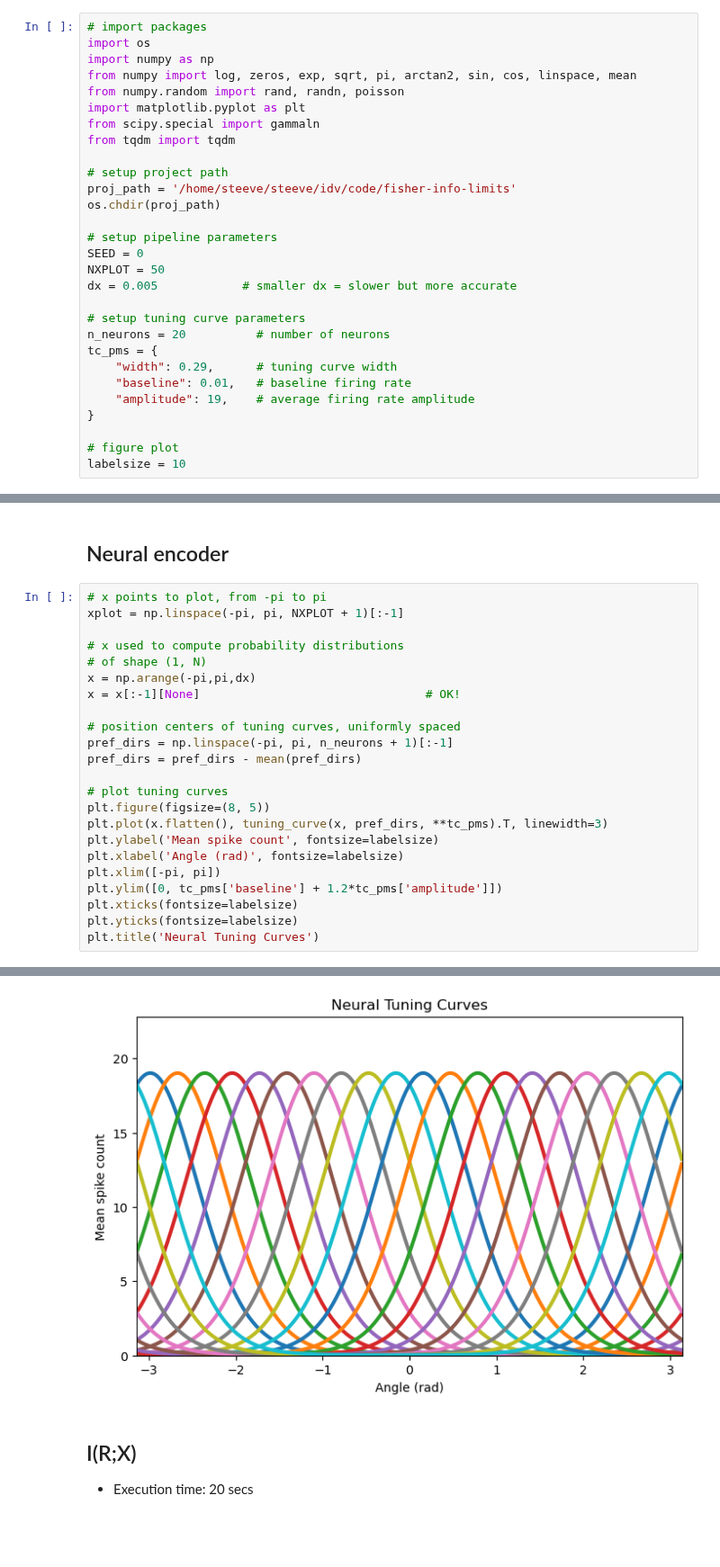
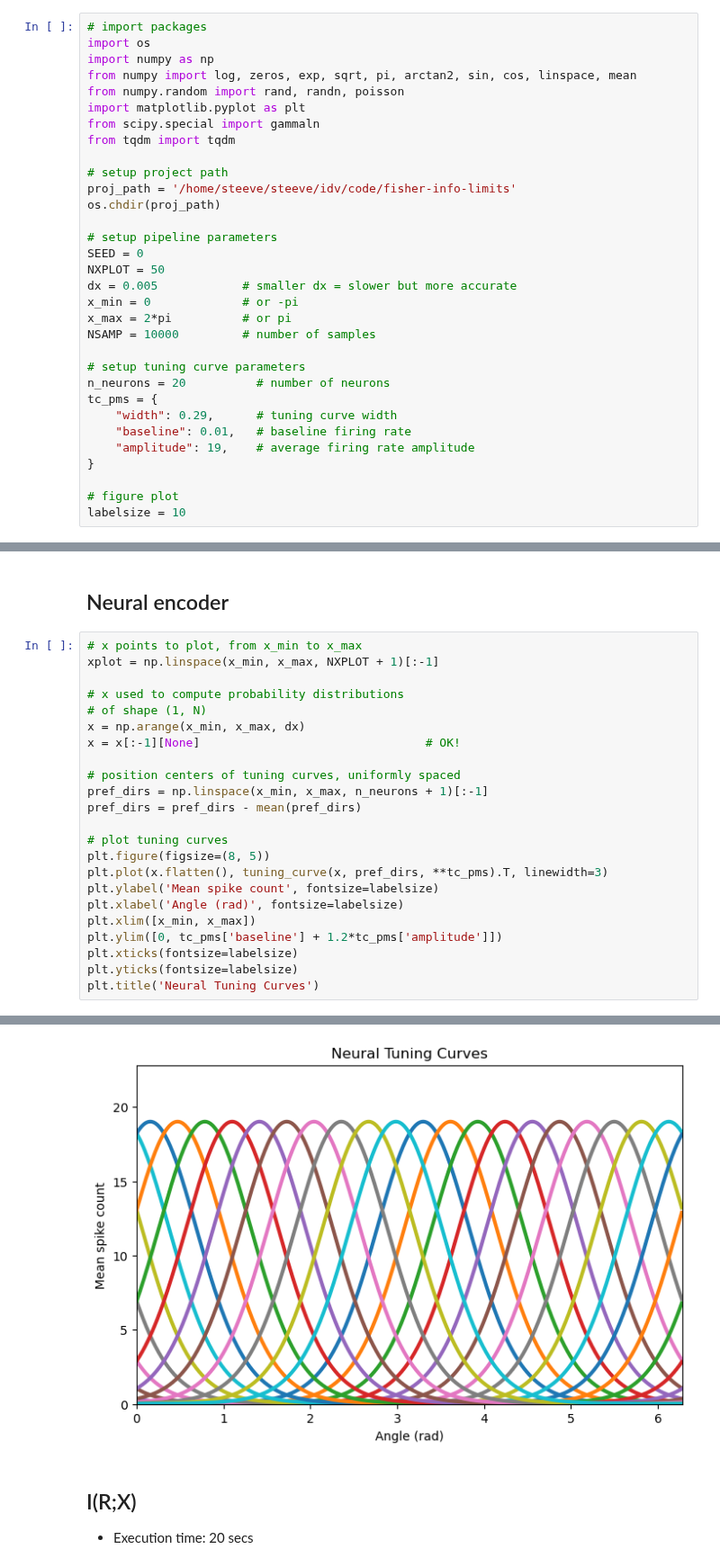
Before and after one commit to steevelaquitaine/fisher-info-limits, a Jupyter notebook: notebooks/fig1.ipynb, the cells around one changed output, grey strips where cells are left out. Shown at 90% size. Drawn from its saved outputs; the diff is of its cells as text; blank space fills up the shorter version.

```diff
--- a/notebooks/fig1.ipynb
+++ b/notebooks/fig1.ipynb
@@ -33,6 +33,9 @@ os.chdir(proj_path)
 SEED = 0
 NXPLOT = 50
 dx = 0.005            # smaller dx = slower but more accurate
+x_min = 0             # or -pi
+x_max = 2*pi          # or pi
+NSAMP = 10000         # number of samples
 
 # setup tuning curve parameters
 n_neurons = 20          # number of neurons
@@ -308,31 +311,31 @@ def compute_circular_ilocal(x: np.array, xplot: np.array, tc_pms: dict, dx=0.005
 # %% [markdown]
 ## Neural encoder
 # %%
-# x points to plot, from -pi to pi
-xplot = np.linspace(-pi, pi, NXPLOT + 1)[:-1]
+# x points to plot, from x_min to x_max
+xplot = np.linspace(x_min, x_max, NXPLOT + 1)[:-1]
 
 # x used to compute probability distributions
 # of shape (1, N)
-x = np.arange(-pi,pi,dx)
+x = np.arange(x_min, x_max, dx)
 x = x[:-1][None]                                # OK!
 
 # position centers of tuning curves, uniformly spaced
-pref_dirs = np.linspace(-pi, pi, n_neurons + 1)[:-1]
+pref_dirs = np.linspace(x_min, x_max, n_neurons + 1)[:-1]
 pref_dirs = pref_dirs - mean(pref_dirs)
 
 # plot tuning curves
 plt.figure(figsize=(8, 5))
 plt.plot(x.flatten(), tuning_curve(x, pref_dirs, **tc_pms).T, linewidth=3)
 plt.ylabel('Mean spike count', fontsize=labelsize)
 plt.xlabel('Angle (rad)', fontsize=labelsize)
-plt.xlim([-pi, pi])
+plt.xlim([x_min, x_max])
 plt.ylim([0, tc_pms['baseline'] + 1.2*tc_pms['amplitude']])
 plt.xticks(fontsize=labelsize)
 plt.yticks(fontsize=labelsize)
 plt.title('Neural Tuning Curves')
 # %% [output]
 Text(0.5, 1.0, 'Neural Tuning Curves')
-[figure, old version]
+[figure, new version]
 # %% [markdown]
 ## I(R;X)
 - Execution time: 20 secs
```
Also changed, not shown: parts of 6 cells of this notebook, 4 other files.
